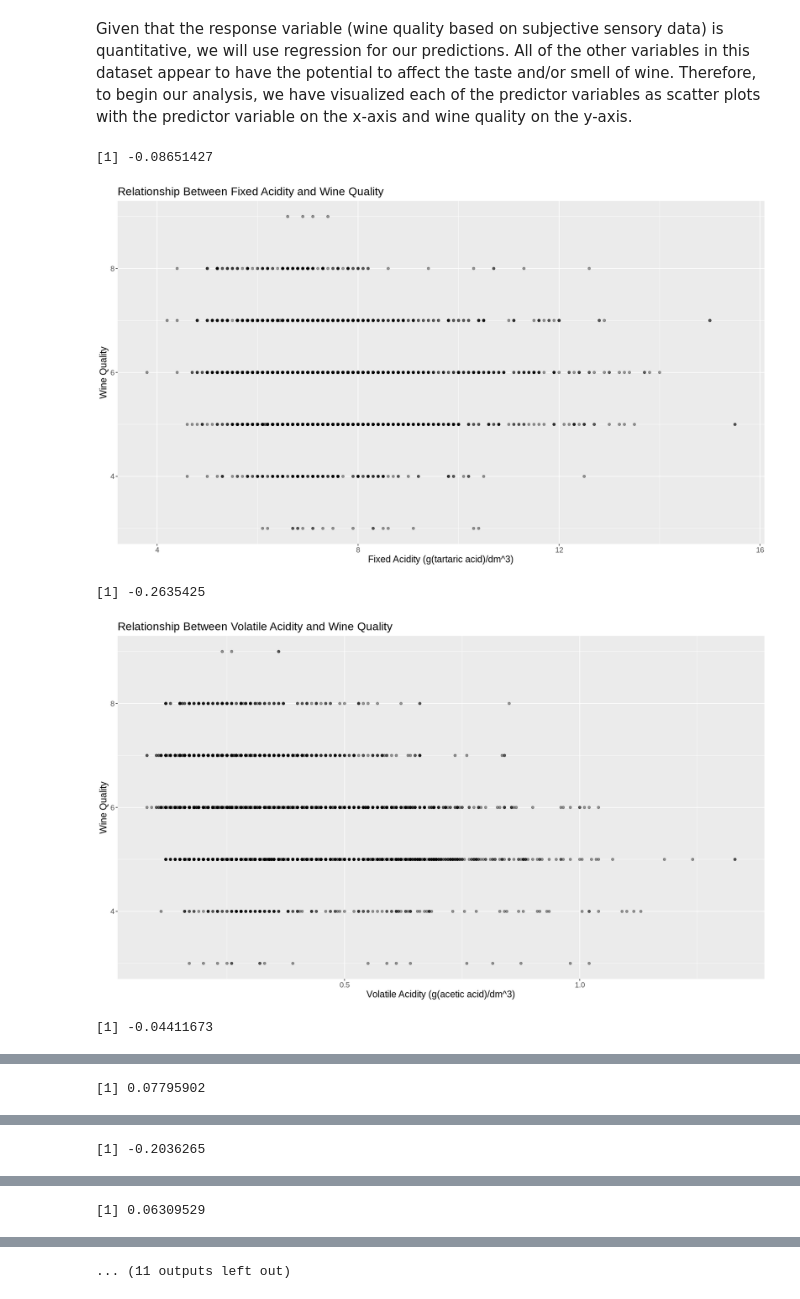
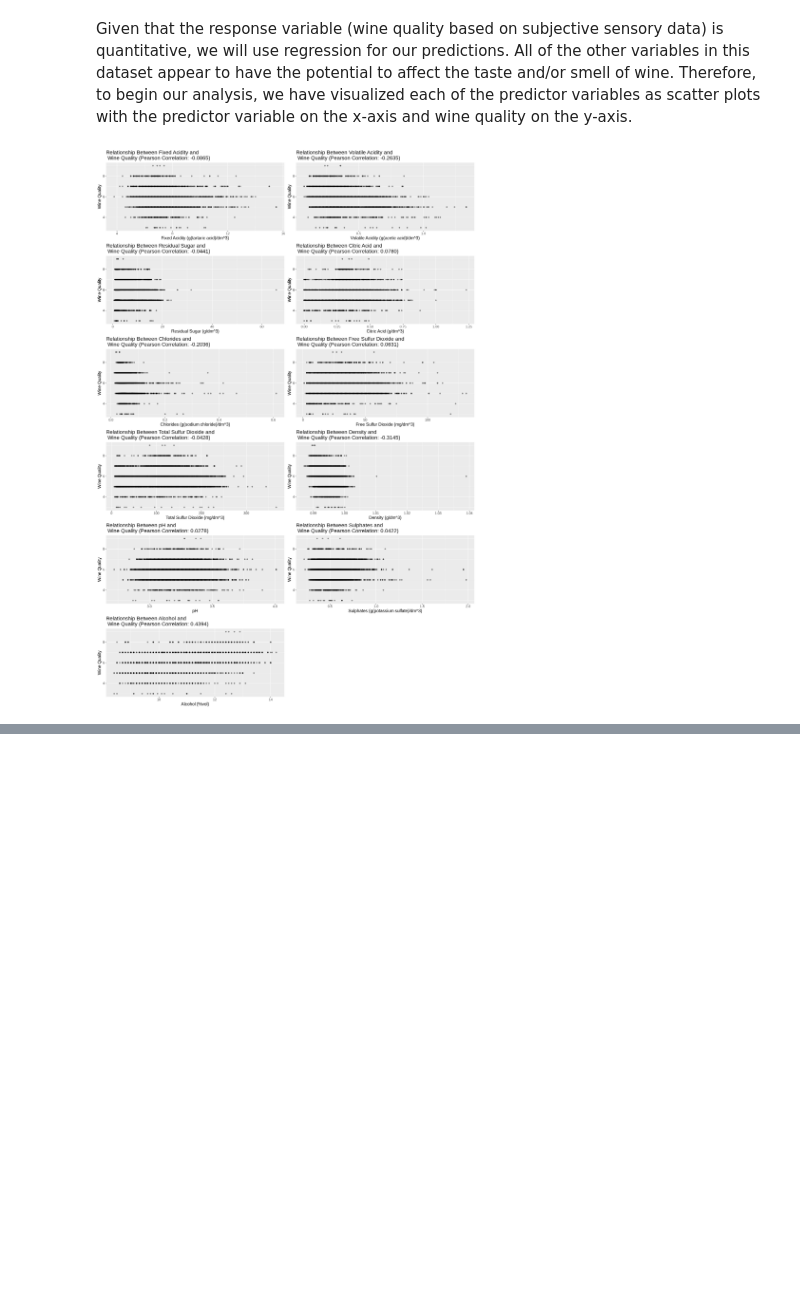
Before and after one commit to NataliaGarciaArias/dsci_group_project, a Jupyter notebook: natalia_part.ipynb, the cells around one changed output, grey strips where cells are left out. Drawn from its saved outputs; the diff is of its cells as text; code cells hidden in the pictures; blank space fills up the shorter version.

```diff
--- a/natalia_part.ipynb
+++ b/natalia_part.ipynb
@@ -134,132 +126,119 @@ A tibble: 7 × 3
 # %% [markdown]
 Given that the response variable (wine quality based on subjective sensory data) is quantitative, we will use regression for our predictions. All of the other variables in this dataset appear to have the potential to affect the taste and/or smell of wine. Therefore, to begin our analysis, we have visualized each of the predictor variables as scatter plots with the predictor variable on the x-axis and wine quality on the y-axis.
 # %%
+options(repr.plot.width = 17, repr.plot.height = 25)
 fixed_acidity_scatter <- ggplot(wine_training, aes(x = fixed_acidity, y = quality)) +
   geom_point(alpha = 0.4) +
   xlab("Fixed Acidity (g(tartaric acid)/dm^3)") +
   ylab("Wine Quality") +
   theme(text = element_text(size = 14)) +
-  ggtitle("Relationship Between Fixed Acidity and Wine Quality")
-fixed_acidity_scatter
+  ggtitle("Relationship Between Fixed Acidity and \n Wine Quality (Pearson Correlation: -0.0865)")
+
 
 PearsonCorrelation_Fixed_Acidity <- cor(wine_training$fixed_acidity, wine_training$quality, method = c("pearson"))
-PearsonCorrelation_Fixed_Acidity
 
 volatile_acidity_scatter <- ggplot(wine_training, aes(x = volatile_acidity , y = quality)) +
   geom_point(alpha = 0.4) +
   xlab("Volatile Acidity (g(acetic acid)/dm^3)") +
   ylab("Wine Quality") +
   theme(text = element_text(size = 14)) +
-  ggtitle("Relationship Between Volatile Acidity and Wine Quality")
-volatile_acidity_scatter
+  ggtitle("Relationship Between Volatile Acidity and \n Wine Quality (Pearson Correlation: -0.2635)")
+
 
 PearsonCorrelation_Volatile_Acidity <- cor(wine_training$volatile_acidity, wine_training$quality, method = c("pearson"))
-PearsonCorrelation_Volatile_Acidity
 
 residual_sugar_scatter <- ggplot(wine_training, aes(x = residual_sugar, y = quality)) +
   geom_point(alpha = 0.4) +
   xlab("Residual Sugar (g/dm^3)") +
   ylab("Wine Quality") +
   theme(text = element_text(size = 14)) +
-  ggtitle("Relationship Between Residual Sugar and Wine Quality")
-residual_sugar_scatter
+  ggtitle("Relationship Between Residual Sugar and \n Wine Quality (Pearson Correlation: -0.0441)")
+
 
 PearsonCorrelation_Residual_Sugar <- cor(wine_training$residual_sugar, wine_training$quality, method = c("pearson"))
-PearsonCorrelation_Residual_Sugar
 
 citric_acid_scatter <- ggplot(wine_training, aes(x = citric_acid, y = quality)) +
   geom_point(alpha = 0.4) +
   xlab("Citric Acid (g/dm^3)") +
   ylab("Wine Quality") +
   theme(text = element_text(size = 14)) +
-  ggtitle("Relationship Between Citric Acid and Wine Quality")
-citric_acid_scatter
+  ggtitle("Relationship Between Citric Acid and \n Wine Quality (Pearson Correlation: 0.0780)")
+
 
 PearsonCorrelation_Citric_Acid <- cor(wine_training$citric_acid, wine_training$quality, method = c("pearson"))
-PearsonCorrelation_Citric_Acid
 
 chlorides_scatter <- ggplot(wine_training, aes(x = chlorides, y = quality)) +
   geom_point(alpha = 0.4) +
   xlab("Chlorides (g(sodium chloride)/dm^3)") +
   ylab("Wine Quality") +
   theme(text = element_text(size = 14)) +
-  ggtitle("Relationship Between Chlorides and Wine Quality")
-chlorides_scatter
+  ggtitle("Relationship Between Chlorides and \n Wine Quality (Pearson Correlation: -0.2036)")
+
 
 PearsonCorrelation_Chlorides <- cor(wine_training$chlorides, wine_training$quality, method = c("pearson"))
-PearsonCorrelation_Chlorides
 
 free_sulfur_dioxide_scatter <- ggplot(wine_training, aes(x = free_sulfur_dioxide, y = quality)) +
   geom_point(alpha = 0.4) +
   xlab("Free Sulfur Dioxide (mg/dm^3)") +
   ylab("Wine Quality") +
   theme(text = element_text(size = 14)) +
-  ggtitle("Relationship Between Free Sulfur Dioxide and Wine Quality")
-free_sulfur_dioxide_scatter
+  ggtitle("Relationship Between Free Sulfur Dioxide and \n Wine Quality (Pearson Correlation: 0.0631)")
+
 
 PearsonCorrelation_Free_Sulfur_Dioxide <- cor(wine_training$free_sulfur_dioxide, wine_training$quality, method = c("pearson"))
-PearsonCorrelation_Free_Sulfur_Dioxide
 
 total_sulfur_dioxide_scatter <- ggplot(wine_training, aes(x = total_sulfur_dioxide, y = quality)) +
   geom_point(alpha = 0.4) +
   xlab("Total Sulfur Dioxide (mg/dm^3)") +
   ylab("Wine Quality") +
   theme(text = element_text(size = 14)) +
-  ggtitle("Relationship Between Total Sulfur Dioxide and Wine Quality")
-total_sulfur_dioxide_scatter
+  ggtitle("Relationship Between Total Sulfur Dioxide and \n Wine Quality (Pearson Correlation: -0.0428)")
+
 
 PearsonCorrelation_Total_Sulfur_Dioxide <- cor(wine_training$total_sulfur_dioxide, wine_training$quality, method = c("pearson"))
-PearsonCorrelation_Total_Sulfur_Dioxide
 
 density_scatter <- ggplot(wine_training, aes(x = density, y = quality)) +
   geom_point(alpha = 0.4) +
   xlab("Density (g/dm^3)") +
   ylab("Wine Quality") +
   theme(text = element_text(size = 14)) +
-  ggtitle("Relationship Between Density and Wine Quality")
-density_scatter
+  ggtitle("Relationship Between Density and \n Wine Quality (Pearson Correlation: -0.3145)")
+
 
 PearsonCorrelation_Density <- cor(wine_training$density, wine_training$quality, method = c("pearson"))
-PearsonCorrelation_Density
 
 pH_scatter <- ggplot(wine_training, aes(x = pH, y = quality)) +
   geom_point(alpha = 0.4) +
   xlab("pH") +
   ylab("Wine Quality") +
   theme(text = element_text(size = 14)) +
-  ggtitle("Relationship Between pH and Wine Quality")
-pH_scatter
+  ggtitle("Relationship Between pH and \n Wine Quality (Pearson Correlation: 0.0278)")
+
 
 PearsonCorrelation_pH <- cor(wine_training$pH, wine_training$quality, method = c("pearson"))
-PearsonCorrelation_pH
 
 sulphates_scatter <- ggplot(wine_training, aes(x = sulphates, y = quality)) +
   geom_point(alpha = 0.4) +
   xlab("Sulphates (g(potassium sulfate)/dm^3)") +
   ylab("Wine Quality") +
   theme(text = element_text(size = 14)) +
-  ggtitle("Relationship Between Sulphates and Wine Quality")
-sulphates_scatter
+  ggtitle("Relationship Between Sulphates and \n Wine Quality (Pearson Correlation: 0.0422)")
+
 
 PearsonCorrelation_Sulphates <- cor(wine_training$sulphates, wine_training$quality, method = c("pearson"))
-PearsonCorrelation_Sulphates
 
 alcohol_scatter <- ggplot(wine_training, aes(x = alcohol, y = quality)) +
   geom_point(alpha = 0.4) +
   xlab("Alcohol (%vol)") +
   ylab("Wine Quality") +
   theme(text = element_text(size = 14)) +
-  ggtitle("Relationship Between Alcohol and Wine Quality")
-alcohol_scatter
+  ggtitle("Relationship Between Alcohol and \n Wine Quality (Pearson Correlation: 0.4394)")
+
 
 PearsonCorrelation_Alcohol <- cor(wine_training$alcohol, wine_training$quality, method = c("pearson"))
-PearsonCorrelation_Alcohol
 
-grid <- plot_grid(fixed_acidity_scatter, volatile_acidity_scatter, residual_sugar_scatter, citric_acid_scatter, chlorides_scatter, free_sulfur_dioxide_scatter, total_sulfur_dioxide_scatter, density_scatter, pH_scatter, sulphates_scatter, alcohol_scatter)
+
+grid <- plot_grid(fixed_acidity_scatter, volatile_acidity_scatter, residual_sugar_scatter, citric_acid_scatter, chlorides_scatter, free_sulfur_dioxide_scatter, total_sulfur_dioxide_scatter, density_scatter, pH_scatter, sulphates_scatter, alcohol_scatter, ncol = 2)
 grid
 # %% [output]
-[1] -0.08651427
-[figure, old version]
+[figure, new version]
-[1] -0.2635425
-[figure, removed]
-[1] -0.04411673
@@ -267 +244,0 @@ grid
-[1] 0.07795902
@@ -269 +244,0 @@ grid
-[1] -0.2036265
@@ -271 +244,0 @@ grid
-[1] 0.06309529
@@ -273,2 +245 @@ grid
-... (11 outputs left out)
 # %% [markdown]
```
Also changed, not shown: parts of 4 cells of this notebook.
